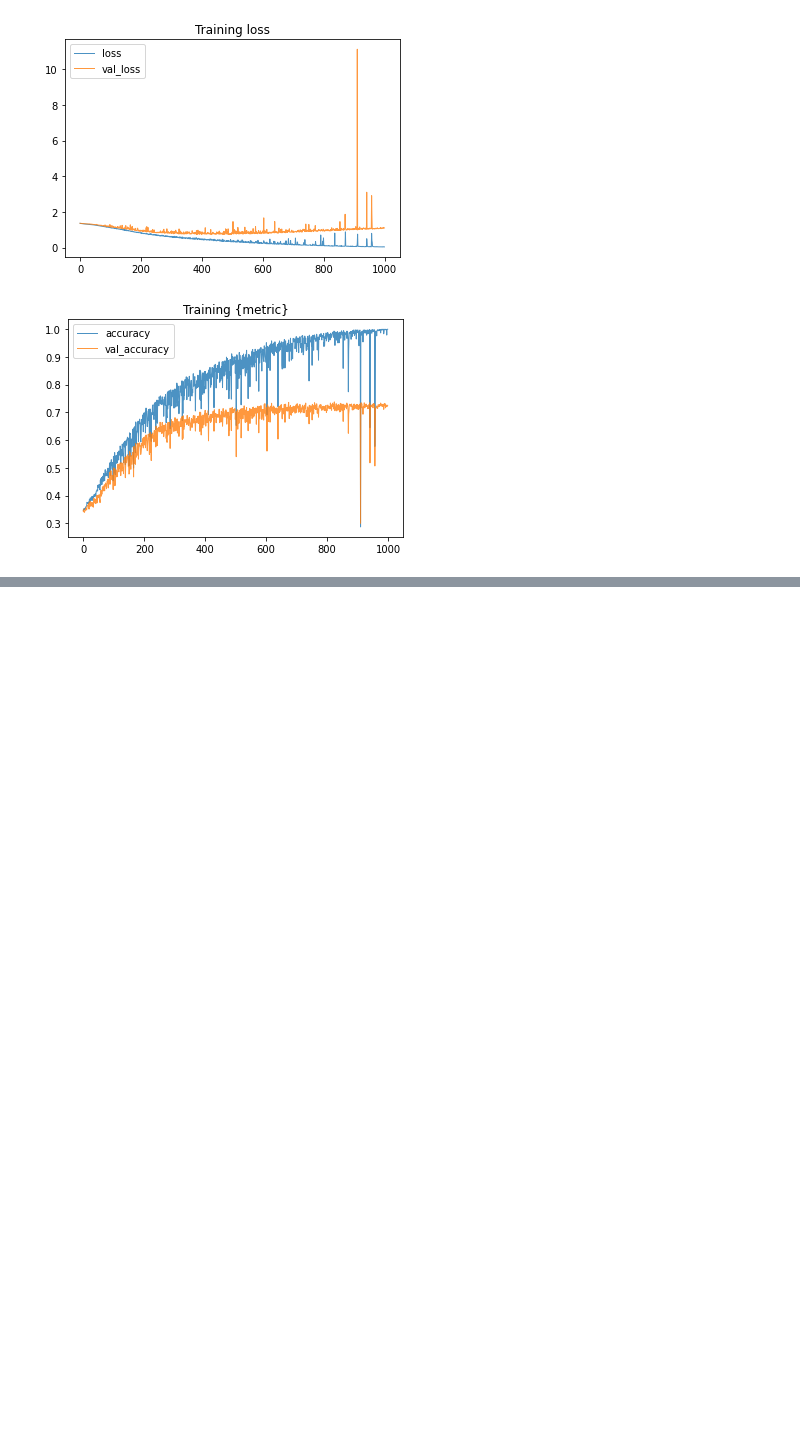
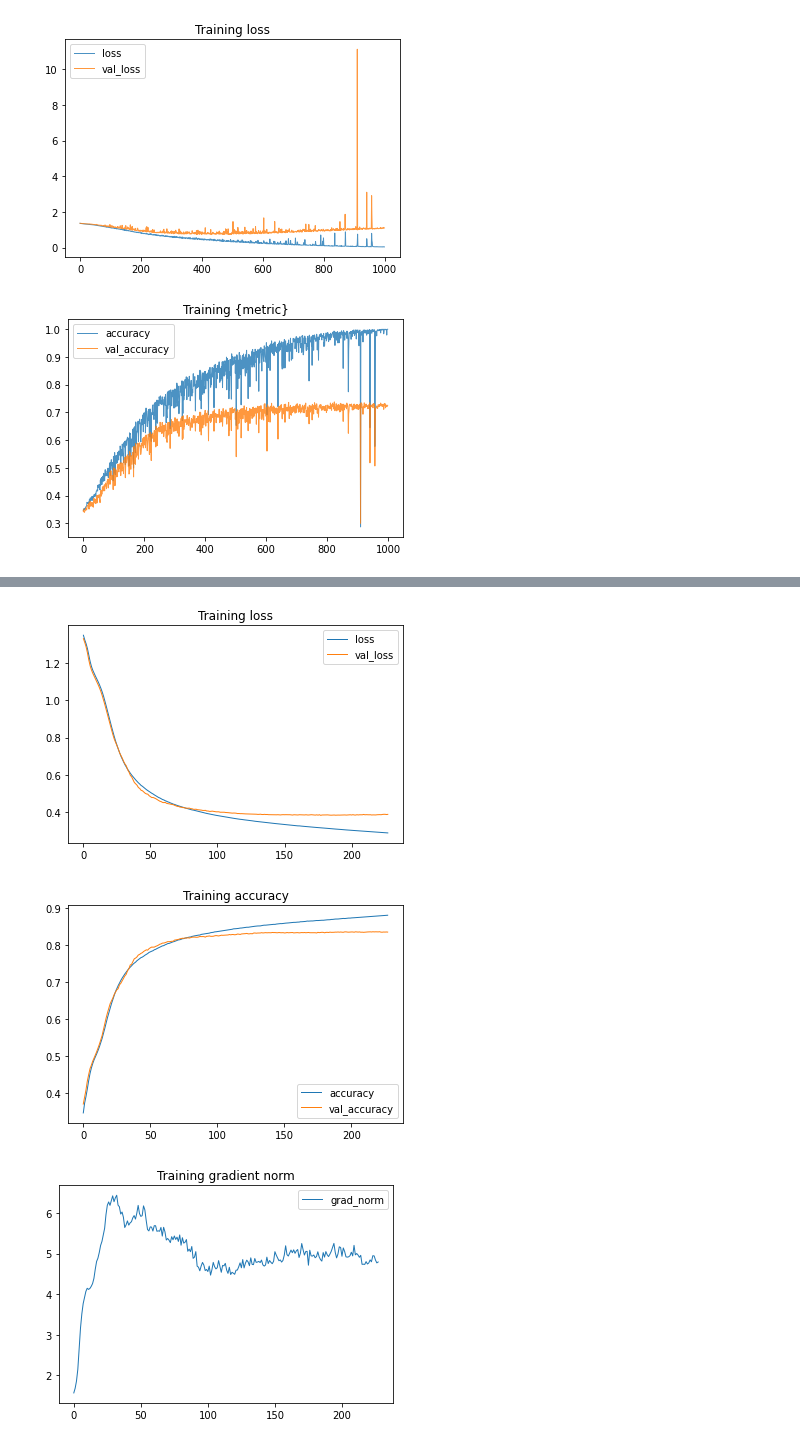
Before and after one commit to mysterious-ben/ds-examples, a Jupyter notebook: dl/dl_hello_world.ipynb, the cells around one changed output, grey strips where cells are left out. Cells and saved outputs as stored; diff of their text form; code cells hidden in the pictures; blank space fills up the shorter version.

```diff
--- a/dl/dl_hello_world.ipynb
+++ b/dl/dl_hello_world.ipynb
@@ -2332,0 +2556,17 @@ Wall time: 2min 4s
+# %%
+%%time
+# Default architecture on a bigger dataset
+model = KerasSequential([
+    tf.keras.layers.Dense(512, activation='relu', input_shape=(p,)),
+    tf.keras.layers.Dense(512, activation='relu'),
+    tf.keras.layers.Dense(512, activation='relu'),
+    tf.keras.layers.Dense(4, activation='linear'),
+])
+loss=tf.keras.losses.SparseCategoricalCrossentropy(from_logits=True)
+optimizer=tf.keras.optimizers.SGD(0.01)
+
+train_eval_model(
+    model, optimizer, loss, train_ds_1, test_ds_1, metrics=['accuracy'],
+    callbacks=[tf.keras.callbacks.EarlyStopping(monitor='val_loss', patience=50, restore_best_weights=True)],
+)
+# %% [output]
@@ -2332,0 +2579,3 @@ Wall time: 2min 4s
+[figure, added]
+[figure, added]
+[figure, added]
```
Also changed, not shown: parts of 48 cells of this notebook.
